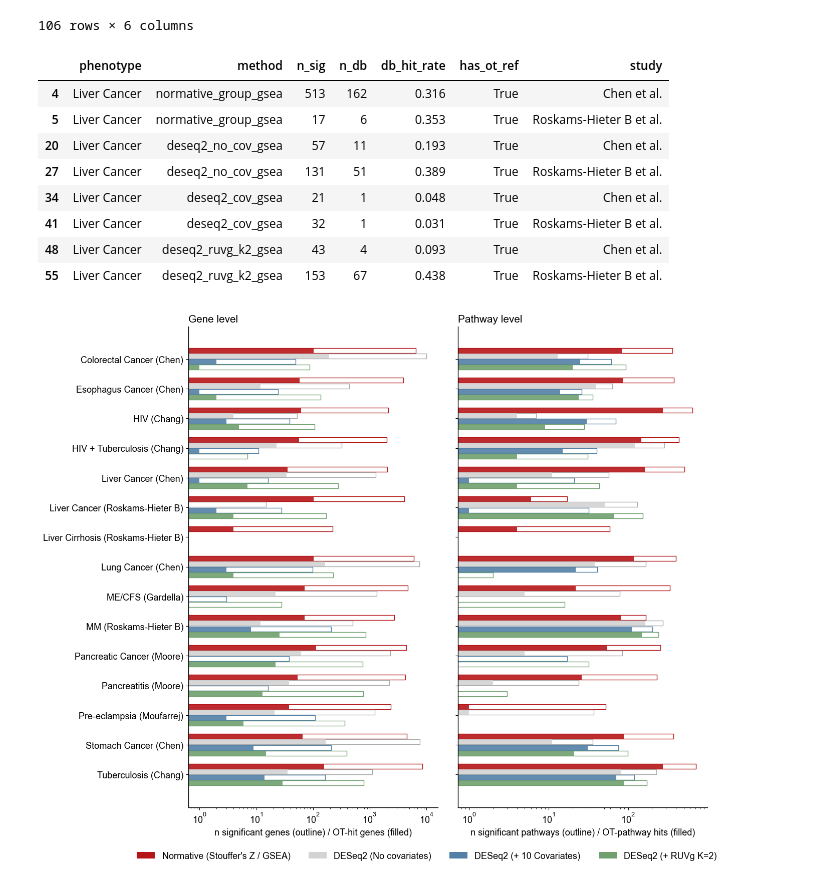
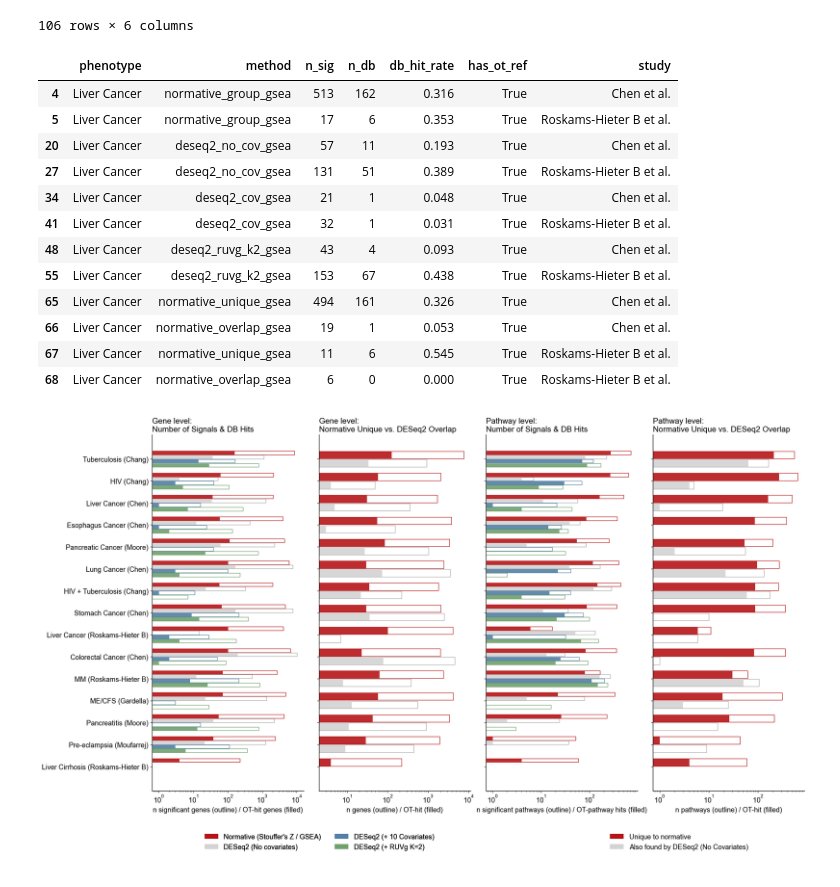
Before and after one commit to jmj3078/cfRNA_Disentaglement, a Jupyter notebook: MixedEffectsModeling/5_group_level_comparison.ipynb, the cells around one changed output. Cells and saved outputs as stored; diff of their text form; code cells hidden in the pictures.

```diff
--- a/MixedEffectsModeling/5_group_level_comparison.ipynb
+++ b/MixedEffectsModeling/5_group_level_comparison.ipynb
@@ -353,6 +370,8 @@ N_syms = len(universe_syms)
 ref_path = {ph: dc.reference_pathways(syms, sym2idx, terms, M) for ph, syms in ref.items()}
 
 rows = []
+norm_path_sig_by_row, nocov_path_sig_by_row = {}, {}
+path_design_sig_by_row = {d: {} for d in DESEQ2_DESIGNS}
 for (pheno, study), gz in group_z.items():
     if not ref_path.get(pheno):
         continue
@@ -363,6 +382,7 @@ for (pheno, study), gz in group_z.items():
     d = dc.db_hit_row(pheno, 'normative_group_gsea', sig, ref_path)
     d['study'] = study
     rows.append(d)
+    norm_path_sig_by_row[(pheno, study)] = sig
 
 deseq2_summary = pd.read_csv(dc.DESEQ_DIR / 'summary.csv')
 for design in DESEQ2_DESIGNS:
@@ -385,6 +405,16 @@ for design in DESEQ2_DESIGNS:
         d = dc.db_hit_row(pheno, method, sig, ref_path)
         d['study'] = study
         rows.append(d)
+        path_design_sig_by_row[design][(pheno, study)] = sig
+        if design == 'no_covariate':
+            nocov_path_sig_by_row[(pheno, study)] = sig
+
+for (pheno, study), norm_sig in norm_path_sig_by_row.items():
+    nocov_sig = nocov_path_sig_by_row.get((pheno, study), set())
+    for tag, s in [('normative_unique_gsea', norm_sig - nocov_sig), ('normative_overlap_gsea', norm_sig & nocov_sig)]:
+        d = dc.db_hit_row(pheno, tag, s, ref_path)
+        d['study'] = study
+        rows.append(d)
 
 path_gsea_study = pd.DataFrame(rows)
 display(path_gsea_study[path_gsea_study.phenotype == 'Liver Cancer'])
@@ -398,6 +428,10 @@ display(path_gsea_study[path_gsea_study.phenotype == 'Liver Cancer'])
 | 41 | Liver Cancer | deseq2_cov_gsea | 32 | 1 | 0.031 | True | Roskams-Hieter B et al. |
 | 48 | Liver Cancer | deseq2_ruvg_k2_gsea | 43 | 4 | 0.093 | True | Chen et al. |
 | 55 | Liver Cancer | deseq2_ruvg_k2_gsea | 153 | 67 | 0.438 | True | Roskams-Hieter B et al. |
+| 65 | Liver Cancer | normative_unique_gsea | 494 | 161 | 0.326 | True | Chen et al. |
+| 66 | Liver Cancer | normative_overlap_gsea | 19 | 1 | 0.053 | True | Chen et al. |
+| 67 | Liver Cancer | normative_unique_gsea | 11 | 6 | 0.545 | True | Roskams-Hieter B et al. |
+| 68 | Liver Cancer | normative_overlap_gsea | 6 | 0 | 0.000 | True | Roskams-Hieter B et al. |
 # %%
 # combined gene + pathway view, shared y-axis (phenotype/study rows)
 sub_g = gene_z_study[gene_z_study.has_ot_ref].copy()
@@ -405,48 +439,66 @@ sub_g['row_label'] = sub_g.apply(lambda r: f"{r.phenotype} ({r.study.replace(' e
 sub_p = path_gsea_study[path_gsea_study.has_ot_ref].copy()
 sub_p['row_label'] = sub_p.apply(lambda r: f"{r.phenotype} ({r.study.replace(' et al.', '')})", axis=1)
 
-rows_ = sorted(set(sub_g.row_label) | set(sub_p.row_label), reverse=True)
+# rank rows by combined DB-hit count of normative's *independent* signal (gene + pathway unique,
+# not just overlap) -- barh plots the last row_ entry at the top, so ascending score puts the
+# strongest independent evidence at the top of the figure.
+score = {}
+for r in set(sub_g.row_label) | set(sub_p.row_label):
+    g = sub_g[(sub_g.row_label == r) & (sub_g.method == 'normative_unique')]['n_db'].sum()
+    p = sub_p[(sub_p.row_label == r) & (sub_p.method == 'normative_unique_gsea')]['n_db'].sum()
+    score[r] = g + p
+rows_ = sorted(score, key=lambda r: (score[r], r))
 y = np.arange(len(rows_))
 
 gene_methods = ['normative_group_z', 'deseq2_no_covariate', 'deseq2_covariate', 'deseq2_ruvg_k2']
 path_methods = ['normative_group_gsea', 'deseq2_no_cov_gsea', 'deseq2_cov_gsea', 'deseq2_ruvg_k2_gsea']
 colors = [
     "#B61518",  # Normative: Vivid Red (Highest salience for proposed method)
     '#D3D3D3',  # No covariates: Light Gray (Receded, low reliability)
     "#5280A6",  # + 10 Covariates: Steel Blue (Standard strong baseline 1)
     "#70A06E"   # + RUVg K=2: Green (Standard strong baseline 2, distinct from Blue)
 ]
 level_labels = ['Normative (Stouffer\'s Z / GSEA)', 'DESeq2 (No covariates)', 'DESeq2 (+ 10 Covariates)', 'DESeq2 (+ RUVg K=2)']
 
-n_m = 4
-width = 0.75 / n_m
+# unique (independent of DESeq2 no-cov) vs overlap -- same red/gray as the main panels
+uniq_gene_methods = ['normative_unique', 'normative_overlap']
+uniq_path_methods = ['normative_unique_gsea', 'normative_overlap_gsea']
+uniq_colors = ["#B61518", '#D3D3D3']
+uniq_labels = ['Unique to normative', 'Also found by DESeq2 (No Covariates)']
 
 
-def plot_level(ax, sub, methods, xlabel, title):
-    for j, (m, c) in enumerate(zip(methods, colors)):
+def plot_level(ax, sub, methods, colors_, xlabel, title):
+    n_m = len(methods)
+    width = 0.75 / n_m
+    for j, (m, c) in enumerate(zip(methods, colors_)):
         offset = ((n_m - 1) / 2 - j) * width
         n_sig_v = [sub[(sub.row_label == r) & (sub.method == m)]['n_sig'].sum() for r in rows_]
         n_db_v = [sub[(sub.row_label == r) & (sub.method == m)]['n_db'].sum() for r in rows_]
-        edge_color = '#A9A9A9' if j == 1 else c
+        edge_color = '#A9A9A9' if c == '#D3D3D3' else c
         ax.barh(y + offset, n_sig_v, height=width * 0.9, facecolor='none', edgecolor=edge_color, linewidth=1)
         ax.barh(y + offset, n_db_v, height=width * 0.9, facecolor=c, edgecolor='none', alpha=0.9)
     ax.set_xscale('log')
     ax.set_xlabel(xlabel)
     ax.set_title(title, loc='left')
     for spine in ('top', 'right'):
         ax.spines[spine].set_visible(False)
 
 
-fig, (axG, axP) = plt.subplots(1, 2, figsize=(14, 12), sharey=True)
-plot_level(axG, sub_g, gene_methods, 'n significant genes (outline) / OT-hit genes (filled)', 'Gene level')
-plot_level(axP, sub_p, path_methods, 'n significant pathways (outline) / OT-pathway hits (filled)', 'Pathway level')
+fig, (axG, axU_g, axP, axU_p) = plt.subplots(1, 4, figsize=(22, 12), sharey=True)
+plot_level(axG, sub_g, gene_methods, colors, 'n significant genes (outline) / OT-hit genes (filled)', 'Gene level:\nNumber of Signals & DB Hits')
+plot_level(axU_g, sub_g, uniq_gene_methods, uniq_colors, 'n genes (outline) / OT-hit (filled)', 'Gene level:\nNormative Unique vs. DESeq2 Overlap')
+plot_level(axP, sub_p, path_methods, colors, 'n significant pathways (outline) / OT-pathway hits (filled)', 'Pathway level:\nNumber of Signals & DB Hits')
+plot_level(axU_p, sub_p, uniq_path_methods, uniq_colors, 'n pathways (outline) / OT-hit (filled)', 'Pathway level:\nNormative Unique vs. DESeq2 Overlap')
 axG.set_yticks(y)
 axG.set_yticklabels(rows_)
 
 handles = [plt.Rectangle((0, 0), 1, 1, facecolor=c) for c in colors]
-fig.legend(handles, level_labels, loc='upper center', bbox_to_anchor=(0.5, 0.02), ncol=4, frameon=False)
+uniq_handles = [plt.Rectangle((0, 0), 1, 1, facecolor=c) for c in uniq_colors]
+leg1 = fig.legend(handles, level_labels, loc='upper center', bbox_to_anchor=(0.32, 0.02), ncol=2, frameon=False)
+fig.legend(uniq_handles, uniq_labels, loc='upper center', bbox_to_anchor=(0.75, 0.02), ncol=1, frameon=False)
+fig.add_artist(leg1)
 
-plt.subplots_adjust(left=0.16, bottom=0.08, wspace=0.08)
+plt.subplots_adjust(left=0.12, bottom=0.1, wspace=0.1)
 fig.savefig(BENCH / 'Figures' / 'group_level_comparison_combined.png', bbox_inches='tight', dpi=300)
 # %% [output]
-[figure, old version]
+[figure, new version]
```
Also changed, not shown: parts of 5 cells of this notebook, 18 other files.
